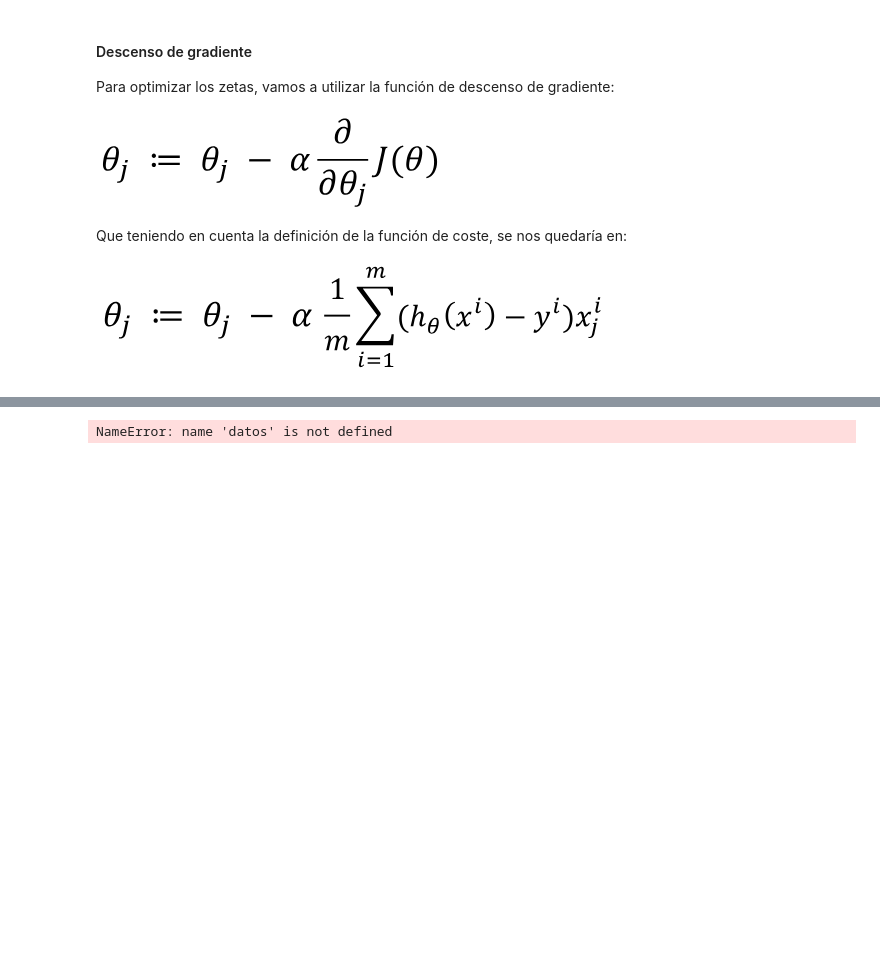
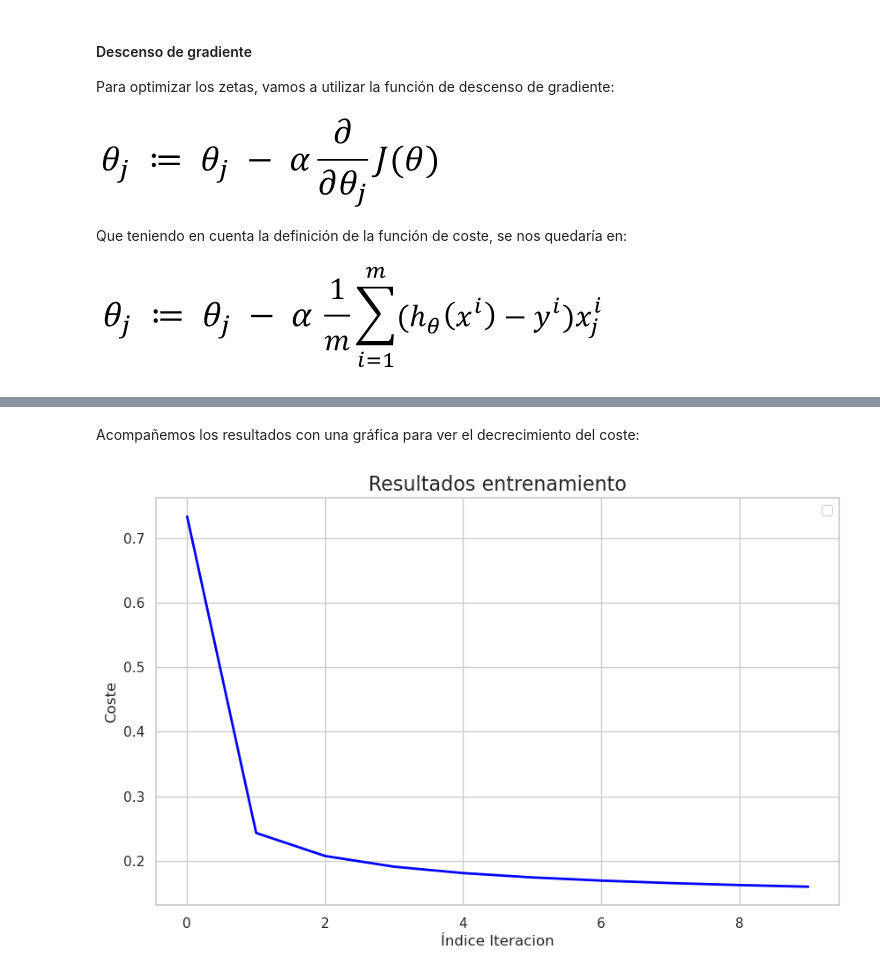
Before and after one commit to Val2a/trabajo-ia, a Jupyter notebook: RegresionLogistica.ipynb, the cells around one changed output, grey strips where cells are left out. Drawn from its saved outputs; the diff is of its cells as text; code cells hidden in the pictures; blank space fills up the shorter version.

```diff
--- a/RegresionLogistica.ipynb
+++ b/RegresionLogistica.ipynb
@@ -282,7 +399,7 @@ Convertiremos los inputs en valores del 0 a 1.
 - y = 1 si `sigmoid(z) >= 0.5`
 - y = 1 si `sigmoid(z) < 0.5`
 # %%
-def sigmoid(z):
+def sigmoide(z):
     return 1/(1+np.exp(-z))
 # %% [markdown]
 #### Función de coste
@@ -318,3 +483,15 @@ def gradientDescent(theta, X, y):
+# %%
+def plot_historial(titulo, titulo_x, titulo_y, historial):
+    sns.set(style="whitegrid")
+
+    plt.figure(figsize=(10, 6))
+    plt.plot(historial, color='blue', linewidth=2)
+
+    plt.title(titulo, fontsize=16)
+    plt.xlabel(titulo_x, fontsize=12)
+    plt.ylabel(titulo_y, fontsize=12)
+    plt.legend()
+    plt.show()
 # %% [markdown]
 ### Entrenamiento
 
@@ -334,14 +557,11 @@ Ahora, vamos a repartir los datos de entrenamiento en una "*X*" y una "*y*",
 # %%
-def train(X, y, numIterations):
-    rows, columns = X.shape
+# Inicializamos los parámetros
+num_columnas = X_entr.shape[1];
+zeta_inicial = np.zeros(num_columnas)
 
-    # Usaremos la función op.fmin_cg para optimizar.
-    # El zeta inicial será una fila de ceros.
-    theta = op.fmin_cg(
-        maxiter = numIterations,
-        f = cost,
-        x0 = np.zeros(columns).flatten(),
-        fprime = gradientFunction,
-        # Argumentos que toma nuest
-        args = (X, y.to_numpy().flatten())
-    )
+tasa_aprendizaje = 0.2
+numIter = 1000
+iterHistorial = 100
+
+print("[ -ENTRENANDO- ]")
+zeta_optimo, hist_coste_entr, hist_coste_val = descensoGradiente(X_entr, y_entr, X_val, y_val, zeta_inicial, tasa_aprendizaje, numIter, iterHistorial)
@@ -348,4 +586,6 @@ def train(X, y, numIterations):
-# %%
-print(datos.shape)
-# %% [output]
-NameError: name 'datos' is not defined
+# %% [markdown]
+Acompañemos los resultados con una gráfica para ver el decrecimiento del coste:
+# %%
+plot_historial('Resultados entrenamiento', 'Índice Iteracion', 'Coste', hist_coste_entr)
+# %% [output]
+[figure, added]
```
Also changed, not shown: parts of 35 cells of this notebook.
